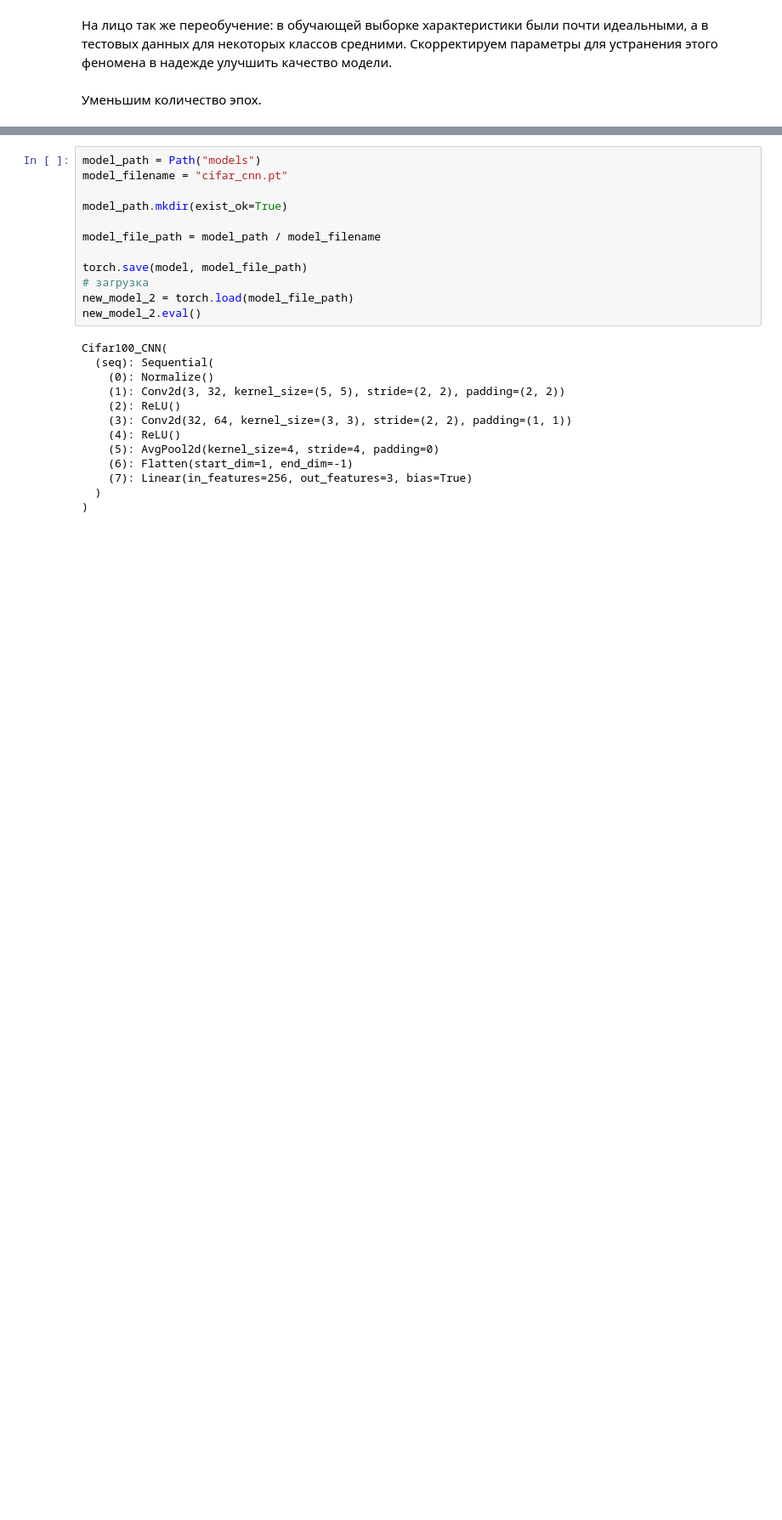
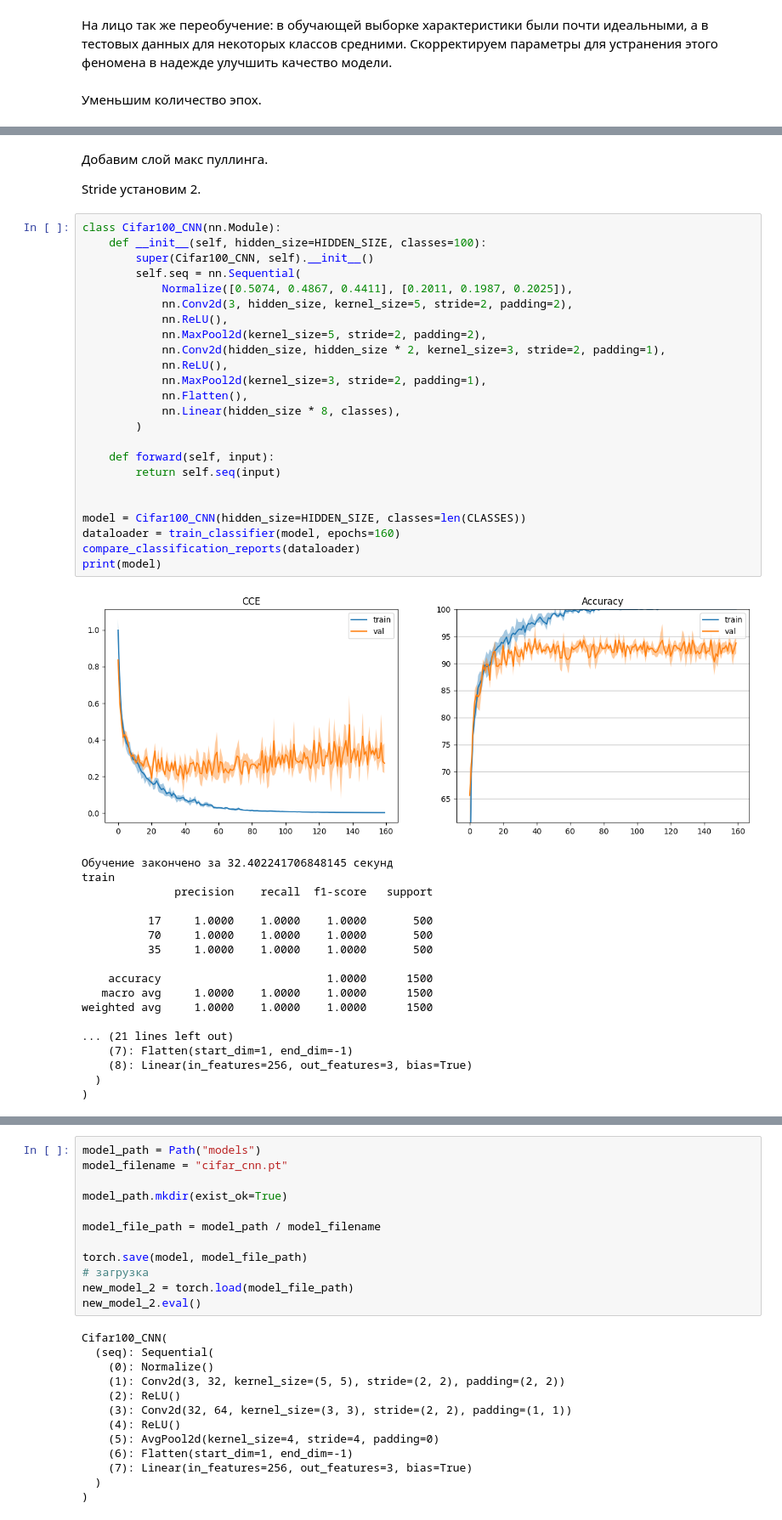
Before and after one commit to DeadlySquad13/t5-2-Neuroscience__Labs, a Jupyter notebook: src/lab2/main.ipynb, the cells around one changed output, grey strips where cells are left out. Shown at 85% size. Saved outputs shown, nothing was run; the diff lists cells and outputs as text; blank space fills up the shorter version.

```diff
--- a/src/lab2/main.ipynb
+++ b/src/lab2/main.ipynb
@@ -533,0 +479,47 @@ weighted avg     0.9290    0.9267    0.9271       300
+# %% [markdown]
+Добавим слой макс пуллинга.
+
+Stride установим 2.
+# %%
+class Cifar100_CNN(nn.Module):
+    def __init__(self, hidden_size=HIDDEN_SIZE, classes=100):
+        super(Cifar100_CNN, self).__init__()
+        self.seq = nn.Sequential(
+            Normalize([0.5074, 0.4867, 0.4411], [0.2011, 0.1987, 0.2025]),
+            nn.Conv2d(3, hidden_size, kernel_size=5, stride=2, padding=2),
+            nn.ReLU(),
+            nn.MaxPool2d(kernel_size=5, stride=2, padding=2),
+            nn.Conv2d(hidden_size, hidden_size * 2, kernel_size=3, stride=2, padding=1),
+            nn.ReLU(),
+            nn.MaxPool2d(kernel_size=3, stride=2, padding=1),
+            nn.Flatten(),
+            nn.Linear(hidden_size * 8, classes),
+        )
+
+    def forward(self, input):
+        return self.seq(input)
+
+
+model = Cifar100_CNN(hidden_size=HIDDEN_SIZE, classes=len(CLASSES))
+dataloader = train_classifier(model, epochs=160)
+compare_classification_reports(dataloader)
+print(model)
+# %% [output]
+[figure, added]
+Обучение закончено за 32.402241706848145 секунд
+train
+              precision    recall  f1-score   support
+
+          17     1.0000    1.0000    1.0000       500
+          70     1.0000    1.0000    1.0000       500
+          35     1.0000    1.0000    1.0000       500
+
+    accuracy                         1.0000      1500
+   macro avg     1.0000    1.0000    1.0000      1500
+weighted avg     1.0000    1.0000    1.0000      1500
+
+... (21 lines left out)
+    (7): Flatten(start_dim=1, end_dim=-1)
+    (8): Linear(in_features=256, out_features=3, bias=True)
+  )
+)
```
Also changed, not shown: parts of 21 cells of this notebook, 1 other file.
